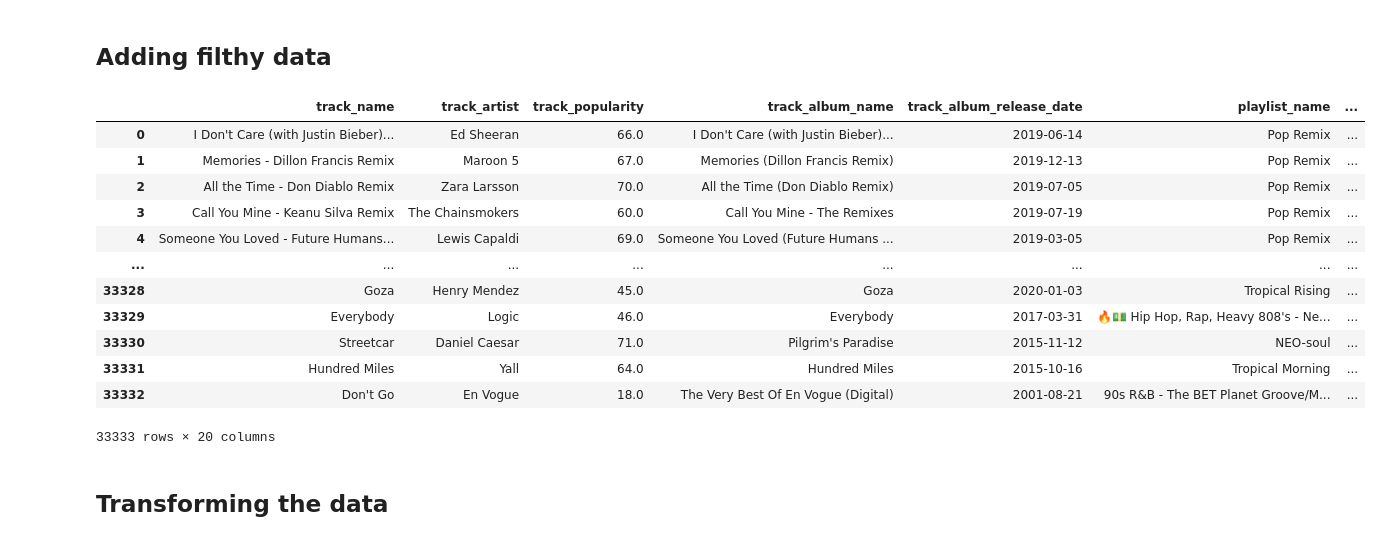
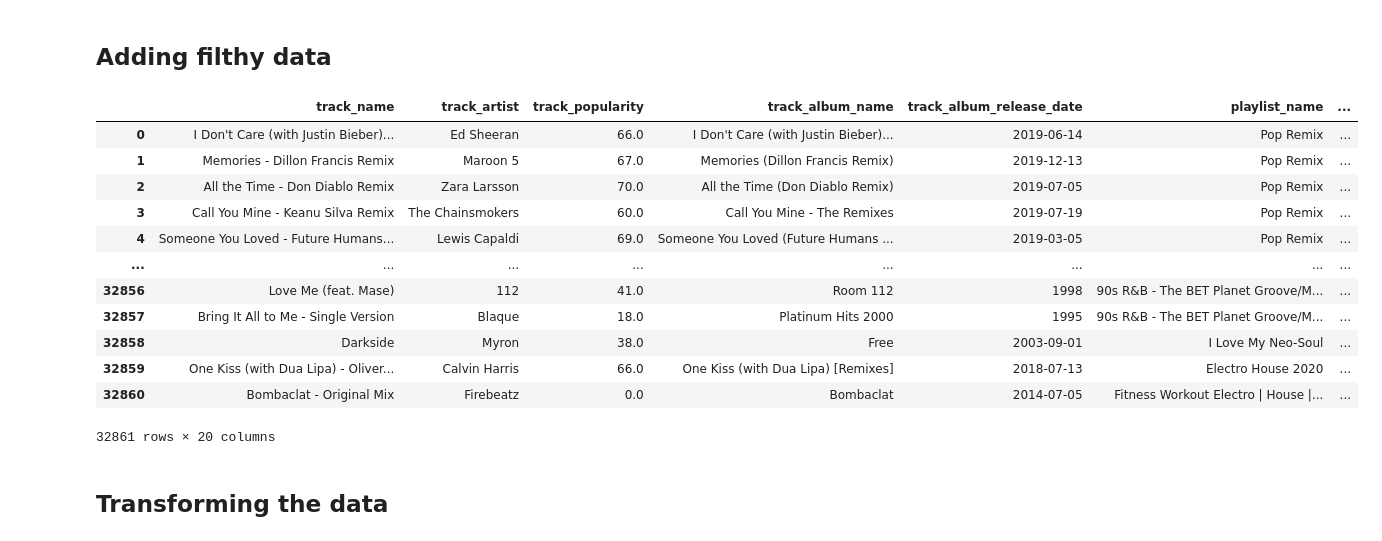
Before and after one commit to IlianCoding/SpotifyAIModel, a Jupyter notebook: featureEngineering.ipynb, the cells around one changed output. Cells and saved outputs as stored; diff of their text form; code cells hidden in the pictures.

```diff
--- a/featureEngineering.ipynb
+++ b/featureEngineering.ipynb
@@ -7,23 +7,23 @@ from sklearn.impute import KNNImputer
 ## Adding filthy data
 # %%
 df = pd.read_csv("./dataset/spotify_songs_restructured.csv", sep=",")
-new_data = introduce_filthy_data(df, 1500)
+new_data = introduce_filthy_data(df)
 new_data.to_csv("./dataset/spotify_songs_restructured_filthy.csv", index=False)
 new_data
 # %% [output]
 |  | track_name | track_artist | track_popularity | track_album_name | track_album_release_date | playlist_name | ... |
 | 0 | I Don't Care (with Justin Bieber)... | Ed Sheeran | 66.0 | I Don't Care (with Justin Bieber)... | 2019-06-14 | Pop Remix | ... |
 | 1 | Memories - Dillon Francis Remix | Maroon 5 | 67.0 | Memories (Dillon Francis Remix) | 2019-12-13 | Pop Remix | ... |
 | 2 | All the Time - Don Diablo Remix | Zara Larsson | 70.0 | All the Time (Don Diablo Remix) | 2019-07-05 | Pop Remix | ... |
 | 3 | Call You Mine - Keanu Silva Remix | The Chainsmokers | 60.0 | Call You Mine - The Remixes | 2019-07-19 | Pop Remix | ... |
 | 4 | Someone You Loved - Future Humans... | Lewis Capaldi | 69.0 | Someone You Loved (Future Humans ... | 2019-03-05 | Pop Remix | ... |
 | ... | ... | ... | ... | ... | ... | ... | ... |
-| 33328 | Goza | Henry Mendez | 45.0 | Goza | 2020-01-03 | Tropical Rising | ... |
-| 33329 | Everybody | Logic | 46.0 | Everybody | 2017-03-31 | 🔥💵 Hip Hop, Rap, Heavy 808's - Ne... | ... |
-| 33330 | Streetcar | Daniel Caesar | 71.0 | Pilgrim's Paradise | 2015-11-12 | NEO-soul | ... |
-| 33331 | Hundred Miles | Yall | 64.0 | Hundred Miles | 2015-10-16 | Tropical Morning | ... |
-| 33332 | Don't Go | En Vogue | 18.0 | The Very Best Of En Vogue (Digital) | 2001-08-21 | 90s R&B - The BET Planet Groove/M... | ... |
+| 32856 | Love Me (feat. Mase) | 112 | 41.0 | Room 112 | 1998 | 90s R&B - The BET Planet Groove/M... | ... |
+| 32857 | Bring It All to Me - Single Version | Blaque | 18.0 | Platinum Hits 2000 | 1995 | 90s R&B - The BET Planet Groove/M... | ... |
+| 32858 | Darkside | Myron | 38.0 | Free | 2003-09-01 | I Love My Neo-Soul | ... |
+| 32859 | One Kiss (with Dua Lipa) - Oliver... | Calvin Harris | 66.0 | One Kiss (with Dua Lipa) [Remixes] | 2018-07-13 | Electro House 2020 | ... |
+| 32860 | Bombaclat - Original Mix | Firebeatz | 0.0 | Bombaclat | 2014-07-05 | Fitness Workout Electro | House |... | ... |
-33333 rows × 20 columns
+32861 rows × 20 columns
 # %% [markdown]
 ## Transforming the data
 # %%
```
Also changed, not shown: 2 other files.
